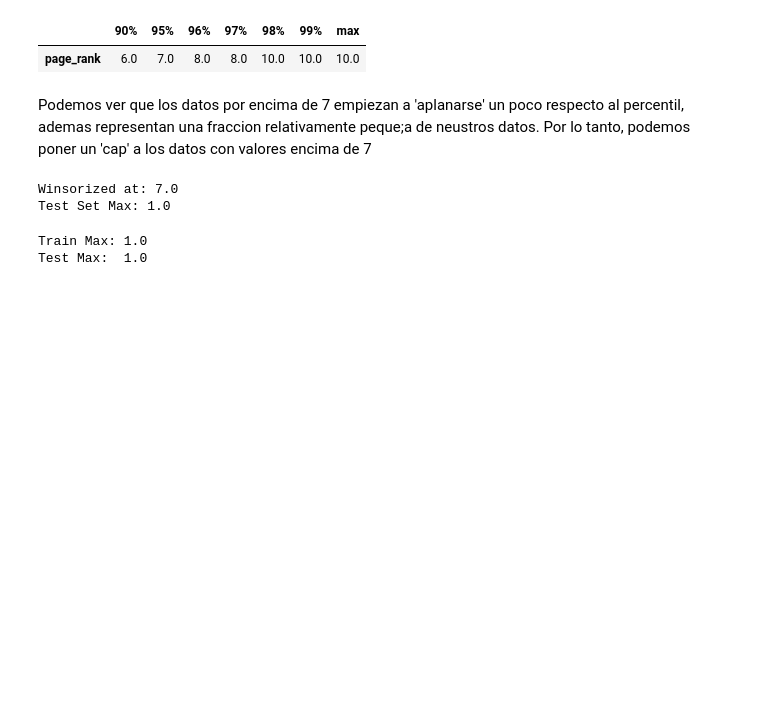
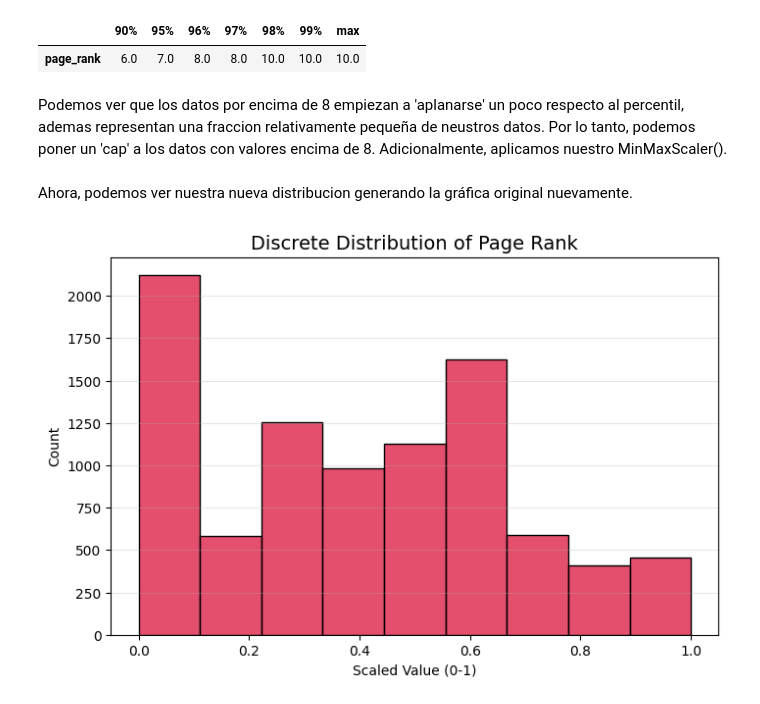
Before and after one commit to Jose-Merida-UVG/Artificial-Intelligence-CC3085, a Jupyter notebook: Lab-02/Notebook.ipynb, the cells around one changed output. Saved outputs shown, nothing was run; the diff lists cells and outputs as text; code cells hidden in the pictures; blank space fills up the shorter version.

```diff
--- a/Lab-02/Notebook.ipynb
+++ b/Lab-02/Notebook.ipynb
@@ -184,37 +200,30 @@ stats_df
 |  | 90% | 95% | 96% | 97% | 98% | 99% | max |
 | page_rank | 6.0 | 7.0 | 8.0 | 8.0 | 10.0 | 10.0 | 10.0 |
 # %% [markdown]
-Podemos ver que los datos por encima de 7 empiezan a 'aplanarse' un poco respecto al percentil, ademas representan una fraccion relativamente peque;a de neustros datos. Por lo tanto, podemos poner un 'cap' a los datos con valores encima de 7
+Podemos ver que los datos por encima de 8 empiezan a 'aplanarse' un poco respecto al percentil, ademas representan una fraccion relativamente pequeña de neustros datos. Por lo tanto, podemos poner un 'cap' a los datos con valores encima de 8. Adicionalmente, aplicamos nuestro MinMaxScaler().
 # %%
 from sklearn.preprocessing import MinMaxScaler
 
-ceiling = x_train['page_rank'].quantile(0.95)
+# Clip values above 8 down to 9
+x_train['page_rank'], x_test['page_rank'] = x_train['page_rank'].clip(upper=8.0), x_test['page_rank'].clip(upper=8.0)
 
-x_train['page_rank_winsorized'] = x_train['page_rank'].clip(upper=ceiling)
-x_test['page_rank_winsorized'] = x_test['page_rank'].clip(upper=ceiling)
-
+# Initialize Scaler
 scaler = MinMaxScaler()
 
-x_train['page_rank_scaled'] = scaler.fit_transform(x_train[['page_rank_winsorized']])
-x_test['page_rank_scaled'] = scaler.transform(x_test[['page_rank_winsorized']])
-
-print(f"Winsorized at: {ceiling}")
-print(f"Test Set Max: {x_test['page_rank_scaled'].max()}")
+# Scale using fit_transform for train and transform for test
+x_train['page_rank'] = scaler.fit_transform(x_train[['page_rank']])
+x_test['page_rank'] = scaler.transform(x_test[['page_rank']])
-# %% [output]
-Winsorized at: 7.0
-Test Set Max: 1.0
-# %%
-from sklearn.preprocessing import MinMaxScaler
-
-scaler = MinMaxScaler()
-
-x_train['page_rank_scaled'] = scaler.fit_transform(x_train[['page_rank']])
-
-x_test['page_rank_scaled'] = scaler.transform(x_test[['page_rank']])
-
-# Quick check to see the damage
-print(f"Train Max: {x_train['page_rank_scaled'].max()}")
-print(f"Test Max:  {x_test['page_rank_scaled'].max()}")
-# %% [output]
-Train Max: 1.0
-Test Max:  1.0
+# %% [markdown]
+Ahora, podemos ver nuestra nueva distribucion generando la gráfica original nuevamente.
+# %%
+plt.figure(figsize=(8, 5))
+
+sns.histplot(x=x_train['page_rank'], color='crimson', bins=9, kde=False)
+
+plt.title('Discrete Distribution of Page Rank', fontsize=14)
+plt.xlabel('Scaled Value (0-1)')
+plt.ylabel('Count')
+plt.grid(axis='y', alpha=0.3)
+plt.show()
+# %% [output]
+[figure, added]
```
Also changed, not shown: parts of 10 cells of this notebook, 1 other file.
